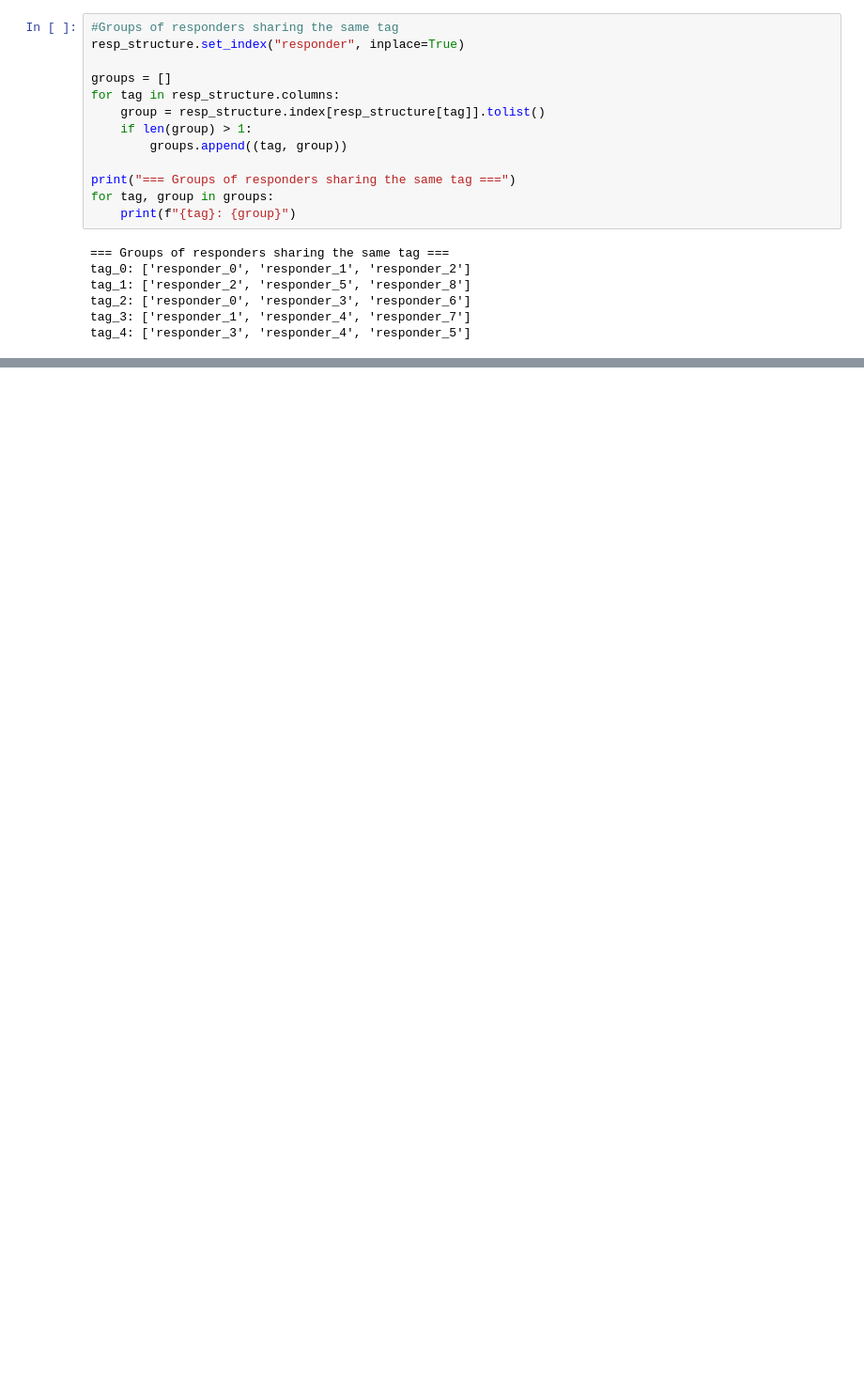
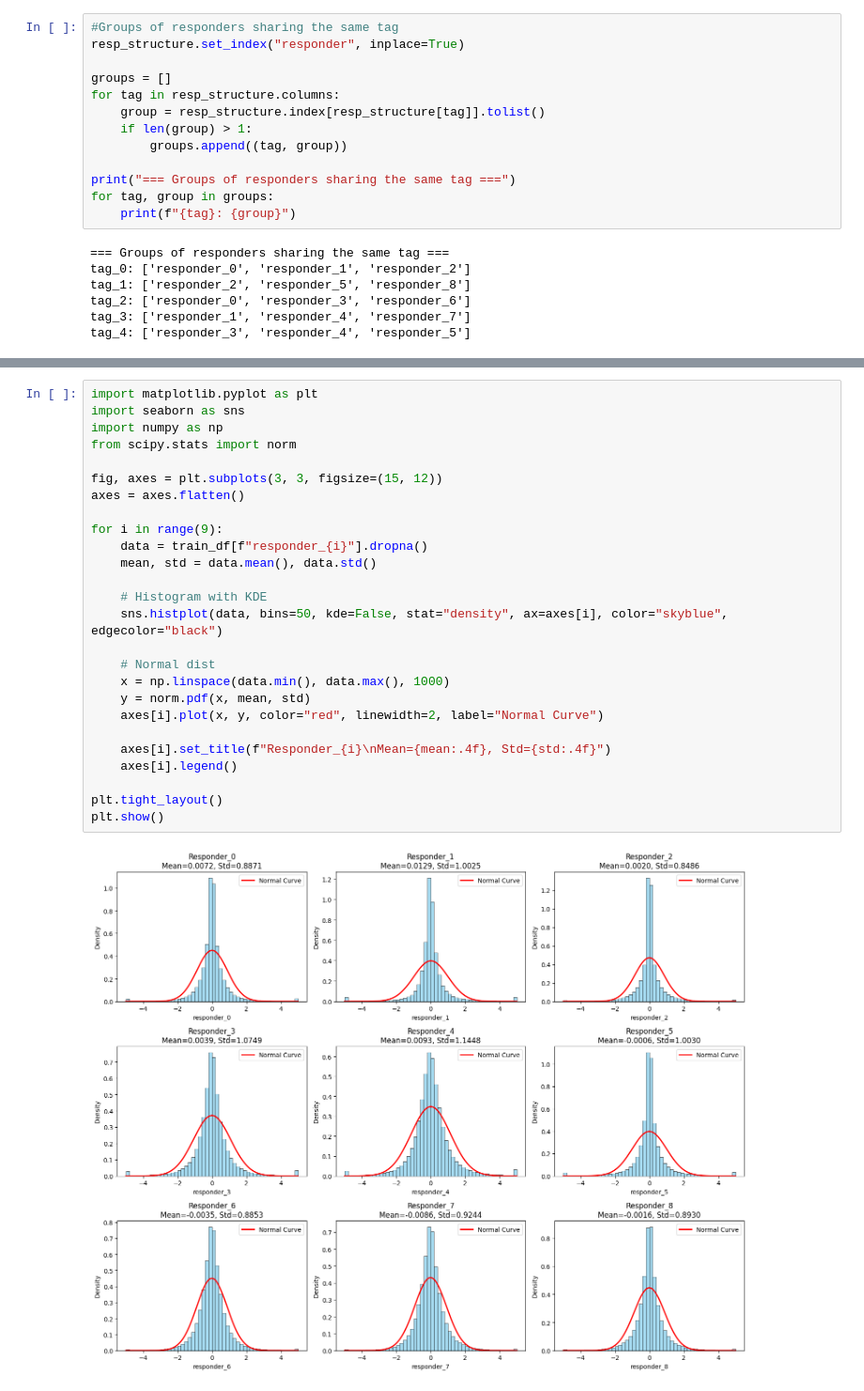
Before and after one commit to MohamedZakariaaFouda/Jane_Street_Competition, a Jupyter notebook: notebooks/end-to-end-data-science-life-cycle.ipynb, the cells around one changed output, grey strips where cells are left out. Shown: that part at 94% size. Drawn from its saved outputs; the diff is of its cells as text; blank space fills up the shorter version.

```diff
--- a/notebooks/end-to-end-data-science-life-cycle.ipynb
+++ b/notebooks/end-to-end-data-science-life-cycle.ipynb
@@ -223,0 +253,28 @@ tag_4: ['responder_3', 'responder_4', 'responder_5']
+# %%
+import matplotlib.pyplot as plt
+import seaborn as sns
+import numpy as np
+from scipy.stats import norm
+
+fig, axes = plt.subplots(3, 3, figsize=(15, 12))
+axes = axes.flatten()
+
+for i in range(9):
+    data = train_df[f"responder_{i}"].dropna()
+    mean, std = data.mean(), data.std()
+
+    # Histogram with KDE
+    sns.histplot(data, bins=50, kde=False, stat="density", ax=axes[i], color="skyblue", edgecolor="black")
+
+    # Normal dist
+    x = np.linspace(data.min(), data.max(), 1000)
+    y = norm.pdf(x, mean, std)
+    axes[i].plot(x, y, color="red", linewidth=2, label="Normal Curve")
+
+    axes[i].set_title(f"Responder_{i}\nMean={mean:.4f}, Std={std:.4f}")
+    axes[i].legend()
+
+plt.tight_layout()
+plt.show()
+# %% [output]
+[figure, added]
```
Also changed, not shown: parts of 17 cells of this notebook.
